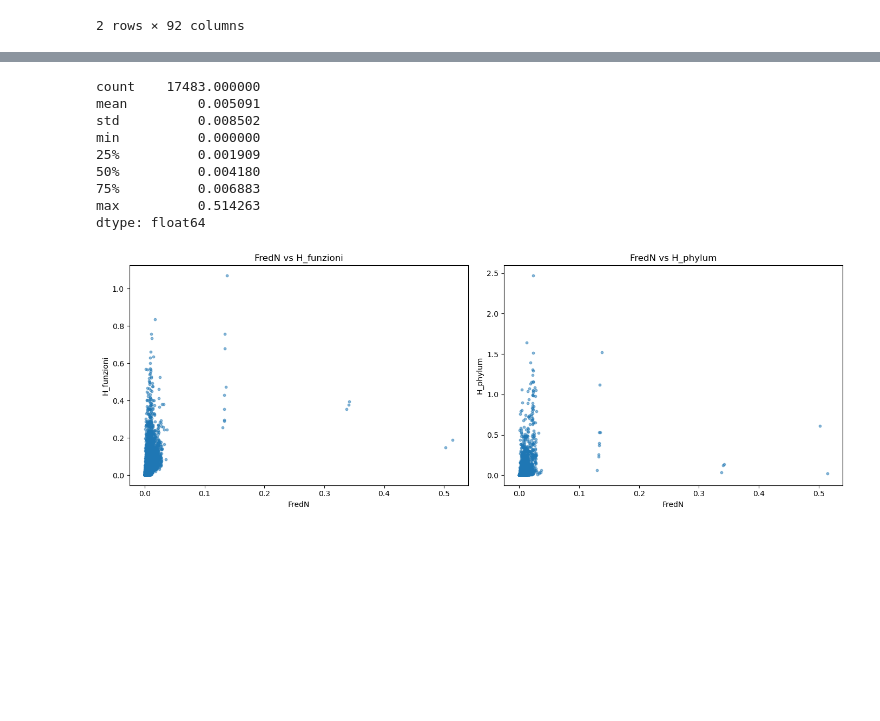
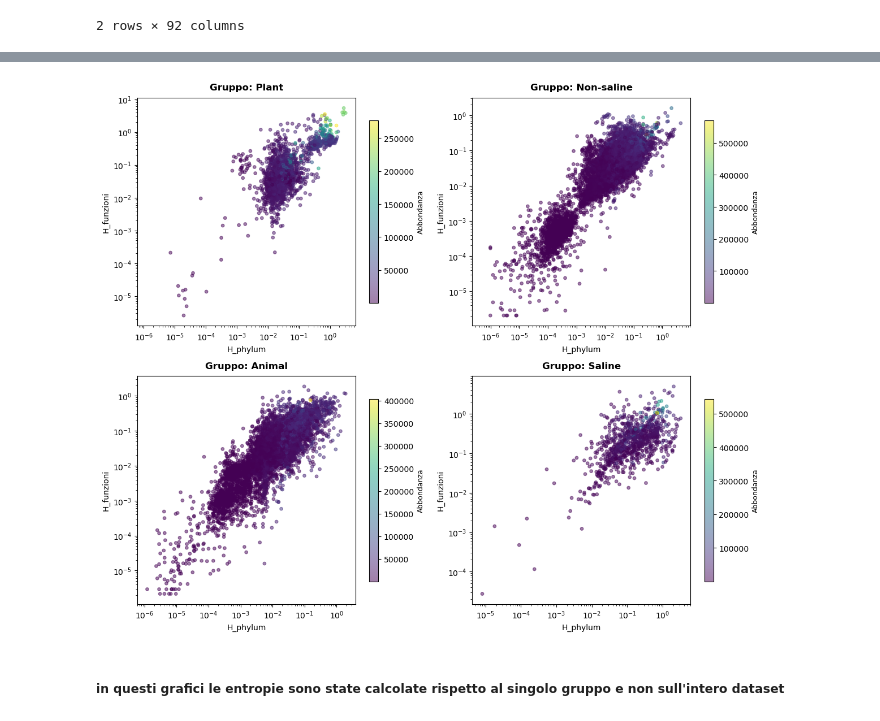
Before and after one commit to mgirelli/Shannon, a Jupyter notebook: FAPROTAX_1.2.12/function_analysis.ipynb, the cells around one changed output, grey strips where cells are left out. Cells and saved outputs as stored; diff of their text form; code cells hidden in the pictures; blank space fills up the shorter version.

```diff
--- a/FAPROTAX_1.2.12/function_analysis.ipynb
+++ b/FAPROTAX_1.2.12/function_analysis.ipynb
@@ -201,5 +205,0 @@ Hp_a, Hs_a = btc.entropy(gruppi['Animal'])
-# %%
-df_scatter_sing = pd.DataFrame({
-    'H_phylum': Hs_a,
-    'H_funzioni': Hsf_a
-}).dropna()
@@ -222,12 +205,0 @@ for sample in X_sf_bin.index:
-# %%
-FredN.describe()
-# %% [output]
-count    17483.000000
-mean         0.005091
-std          0.008502
-min          0.000000
-25%          0.001909
-50%          0.004180
-75%          0.006883
-max          0.514263
-dtype: float64
@@ -240,18 +206,35 @@ df_FredN = pd.DataFrame({
-# %%
-fig, axes = plt.subplots(1, 2, figsize=(14, 5))
-
-axes[0].scatter(df_FredN['FredN'], df_FredN['H_funzioni'], alpha=0.5, s=10)
-axes[0].set_xlabel('FredN')
-axes[0].set_ylabel('H_funzioni')
-axes[0].set_title('FredN vs H_funzioni')
-
-axes[1].scatter(df_FredN['FredN'], df_FredN['H_phylum'], alpha=0.5, s=10)
-axes[1].set_xlabel('FredN')
-axes[1].set_ylabel('H_phylum')
-axes[1].set_title('FredN vs H_phylum')
-
-plt.tight_layout()
-#plt.savefig('entropia_temp_ph.png', dpi=150, bbox_inches='tight')
-plt.show()
-# %% [output]
-[figure, removed]
+# %%
+fig, axes = plt.subplots(2, 2, figsize=(12, 10))
+axes = axes.flatten()
+
+for i, gruppo in enumerate(gruppi.keys()):
+    ax = axes[i]
+
+    Hpf, Hsf = btc.entropy(gruppi_f[gruppo])
+    Hp, Hs = btc.entropy(gruppi[gruppo])
+    abbondanza = gruppi[gruppo].sum(axis=1)
+
+    df_scatter_sing = pd.DataFrame({
+        'H_phylum': Hs,
+        'H_funzioni': Hsf,
+        'abbondanza' : abbondanza
+    }).dropna()
+
+    sc = ax.scatter(df_scatter_sing['H_phylum'], df_scatter_sing['H_funzioni'], alpha=0.5, s=15, c=df_scatter_sing['abbondanza'], cmap='viridis')
+
+    ax.set_xscale('log')
+    ax.set_yscale('log')
+
+    ax.set_xlabel('H_phylum', fontsize=10)
+    ax.set_ylabel('H_funzioni', fontsize=10)
+    ax.set_title(f'Gruppo: {gruppo}', fontsize=12, fontweight='bold', pad=10)
+
+    cbar = fig.colorbar(sc, ax=ax, shrink=0.8)
+    cbar.set_label('Abbondanza', fontsize=9)
+
+plt.tight_layout()
+plt.show()
+# %% [output]
+[figure, added]
+# %% [markdown]
+##### in questi grafici le entropie sono state calcolate rispetto al singolo gruppo e non sull'intero dataset
```
Also changed, not shown: parts of 26 cells of this notebook, 1 other file.
